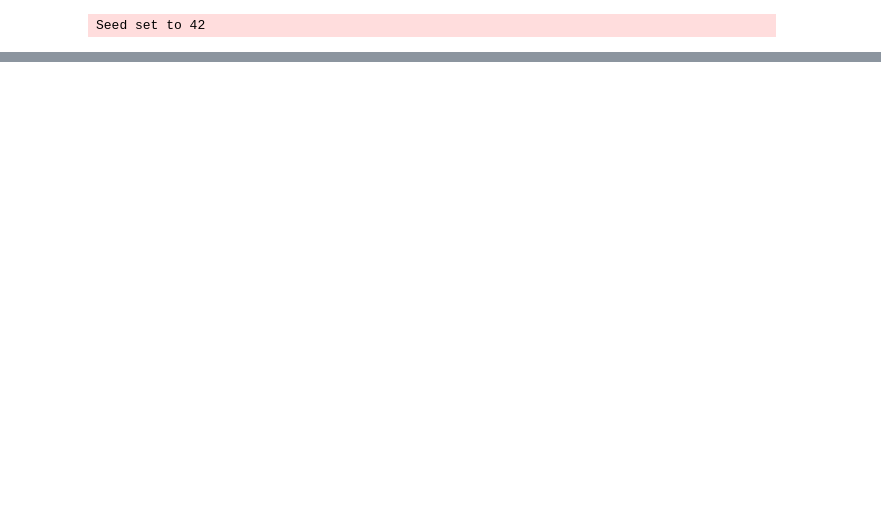
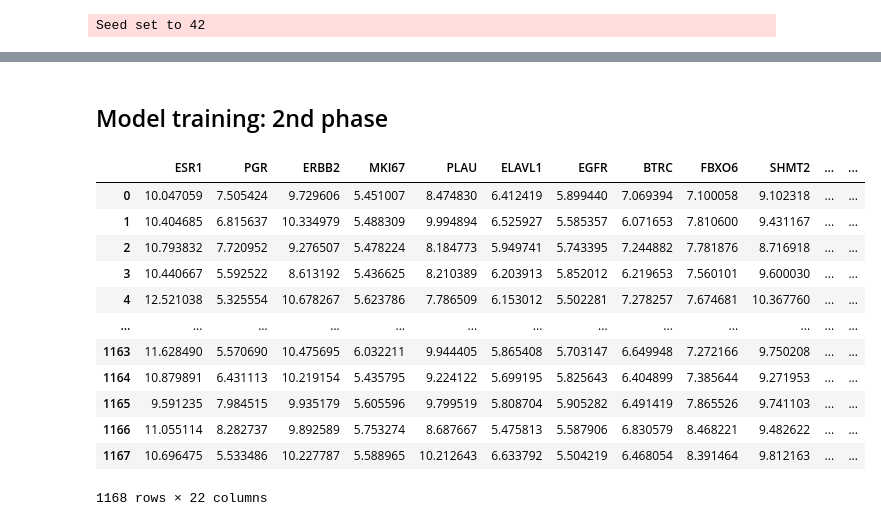
Before and after one commit to DontSlipOnDirt/breast-cancer-dss-prediction, a Jupyter notebook: ssl/base_model.ipynb, the cells around one changed output, grey strips where cells are left out. Cells and saved outputs as stored; diff of their text form; code cells hidden in the pictures; blank space fills up the shorter version.

```diff
--- a/ssl/base_model.ipynb
+++ b/ssl/base_model.ipynb
@@ -24,0 +23,42 @@ Unlabelled data shape: (1168, 30)
+# %%
+TEST_DATA_PATH = "../data/test_data.csv"
+TRAIN_DATA_PATH = "../data/train_data.csv"
+UNLABELLED_DATA_PATH = "../data/unlabelled_data.csv"
+# %%
+def get_dataframes(test_path, train_path, unlabelled_path, with_clinical=False):
+    # Load the data
+    test_df = pd.read_csv(test_path)
+    train_df = pd.read_csv(train_path)
+    unlabelled_df = pd.read_csv(unlabelled_path)
+
+    # Drop the columns that are not needed
+    test_df = test_df.drop(columns=['DssTime', 'Event'])
+    train_df = train_df.drop(columns=['DssTime', 'Event'])
+
+    # Extract numerical and categorical columns
+    # Numerical cols: Gene + Age
+    numerical_cols = test_df.columns[:21].tolist()
+    # But also Size
+    numerical_cols.append('Size')
+    # Categorical cols: Clinical
+    categorical_cols = test_df.drop(columns=['Label', 'Size']).columns[21:].tolist()
+    if not with_clinical:
+        test_df = test_df.drop(columns=categorical_cols)
+        train_df = train_df.drop(columns=categorical_cols)
+        unlabelled_df = unlabelled_df.drop(columns=categorical_cols)
+        categorical_cols = []
+
+
+    print(f'Train data shape: {train_df.shape}')
+    print(f'Test data shape: {test_df.shape}')
+    print(f'Unlabelled data shape: {unlabelled_df.shape}')
+    print(f'Numerical columns: {numerical_cols}')
+    if with_clinical:
+        print(f'Categorical columns: {categorical_cols}')
+    return test_df, train_df, unlabelled_df, numerical_cols, categorical_cols
+# %%
+test_data, train_data, unlabelled_data, numerical_cols, categorical_cols = get_dataframes(
+    TEST_DATA_PATH,
+    TRAIN_DATA_PATH,
+    UNLABELLED_DATA_PATH,
+    with_clinical=False)
@@ -188,0 +209,2 @@ IndexError: Target 3 is out of bounds.
+# %% [markdown]
+## Model training: 2nd phase
@@ -188,0 +238,16 @@ IndexError: Target 3 is out of bounds.
+# %%
+unlabelled_data
+# %% [output]
+|  | ESR1 | PGR | ERBB2 | MKI67 | PLAU | ELAVL1 | EGFR | BTRC | FBXO6 | SHMT2 | ... | ... |
+| 0 | 10.047059 | 7.505424 | 9.729606 | 5.451007 | 8.474830 | 6.412419 | 5.899440 | 7.069394 | 7.100058 | 9.102318 | ... | ... |
+| 1 | 10.404685 | 6.815637 | 10.334979 | 5.488309 | 9.994894 | 6.525927 | 5.585357 | 6.071653 | 7.810600 | 9.431167 | ... | ... |
+| 2 | 10.793832 | 7.720952 | 9.276507 | 5.478224 | 8.184773 | 5.949741 | 5.743395 | 7.244882 | 7.781876 | 8.716918 | ... | ... |
+| 3 | 10.440667 | 5.592522 | 8.613192 | 5.436625 | 8.210389 | 6.203913 | 5.852012 | 6.219653 | 7.560101 | 9.600030 | ... | ... |
+| 4 | 12.521038 | 5.325554 | 10.678267 | 5.623786 | 7.786509 | 6.153012 | 5.502281 | 7.278257 | 7.674681 | 10.367760 | ... | ... |
+| ... | ... | ... | ... | ... | ... | ... | ... | ... | ... | ... | ... | ... |
+| 1163 | 11.628490 | 5.570690 | 10.475695 | 6.032211 | 9.944405 | 5.865408 | 5.703147 | 6.649948 | 7.272166 | 9.750208 | ... | ... |
+| 1164 | 10.879891 | 6.431113 | 10.219154 | 5.435795 | 9.224122 | 5.699195 | 5.825643 | 6.404899 | 7.385644 | 9.271953 | ... | ... |
+| 1165 | 9.591235 | 7.984515 | 9.935179 | 5.605596 | 9.799519 | 5.808704 | 5.905282 | 6.491419 | 7.865526 | 9.741103 | ... | ... |
+| 1166 | 11.055114 | 8.282737 | 9.892589 | 5.753274 | 8.687667 | 5.475813 | 5.587906 | 6.830579 | 8.468221 | 9.482622 | ... | ... |
+| 1167 | 10.696475 | 5.533486 | 10.227787 | 5.588965 | 10.212643 | 6.633792 | 5.504219 | 6.468054 | 8.391464 | 9.812163 | ... | ... |
+1168 rows × 22 columns
```
Also changed, not shown: parts of 32 cells of this notebook.
